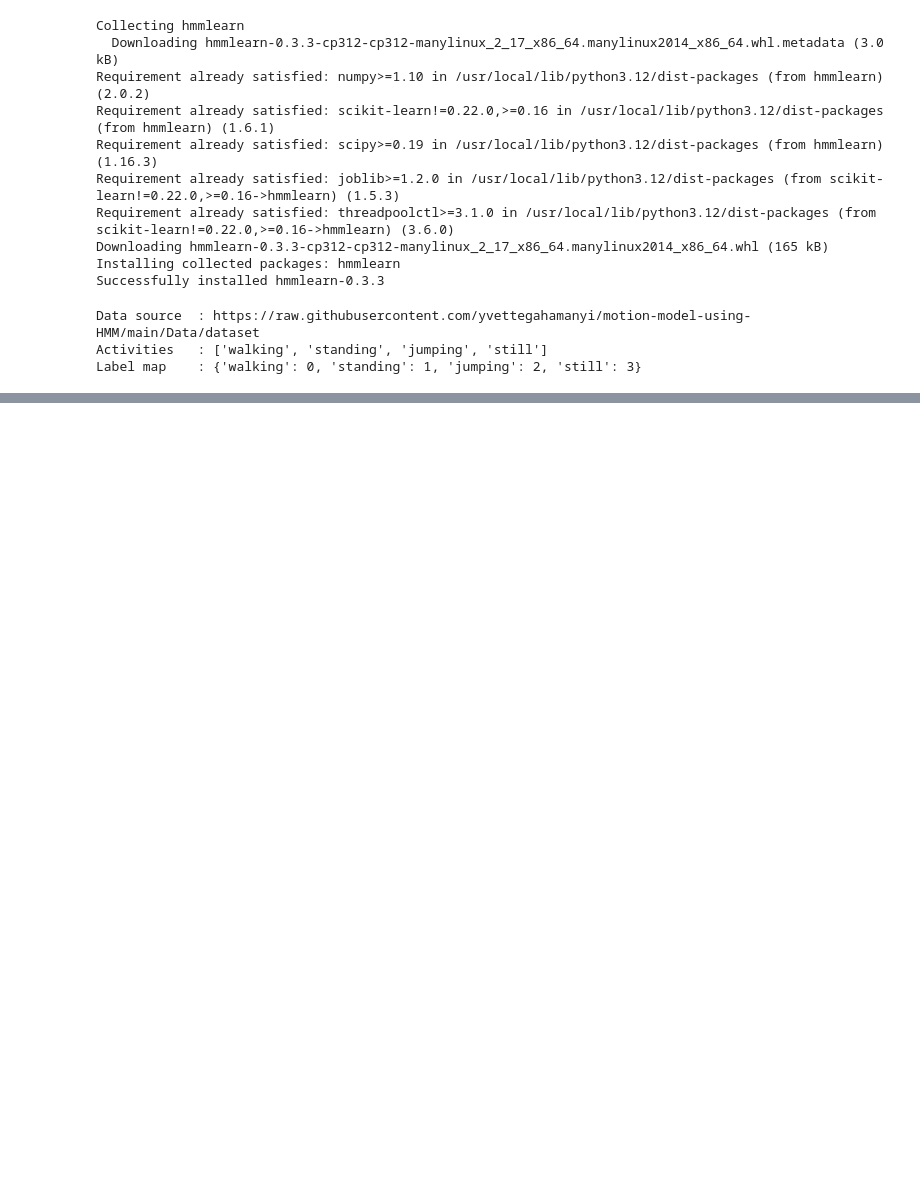
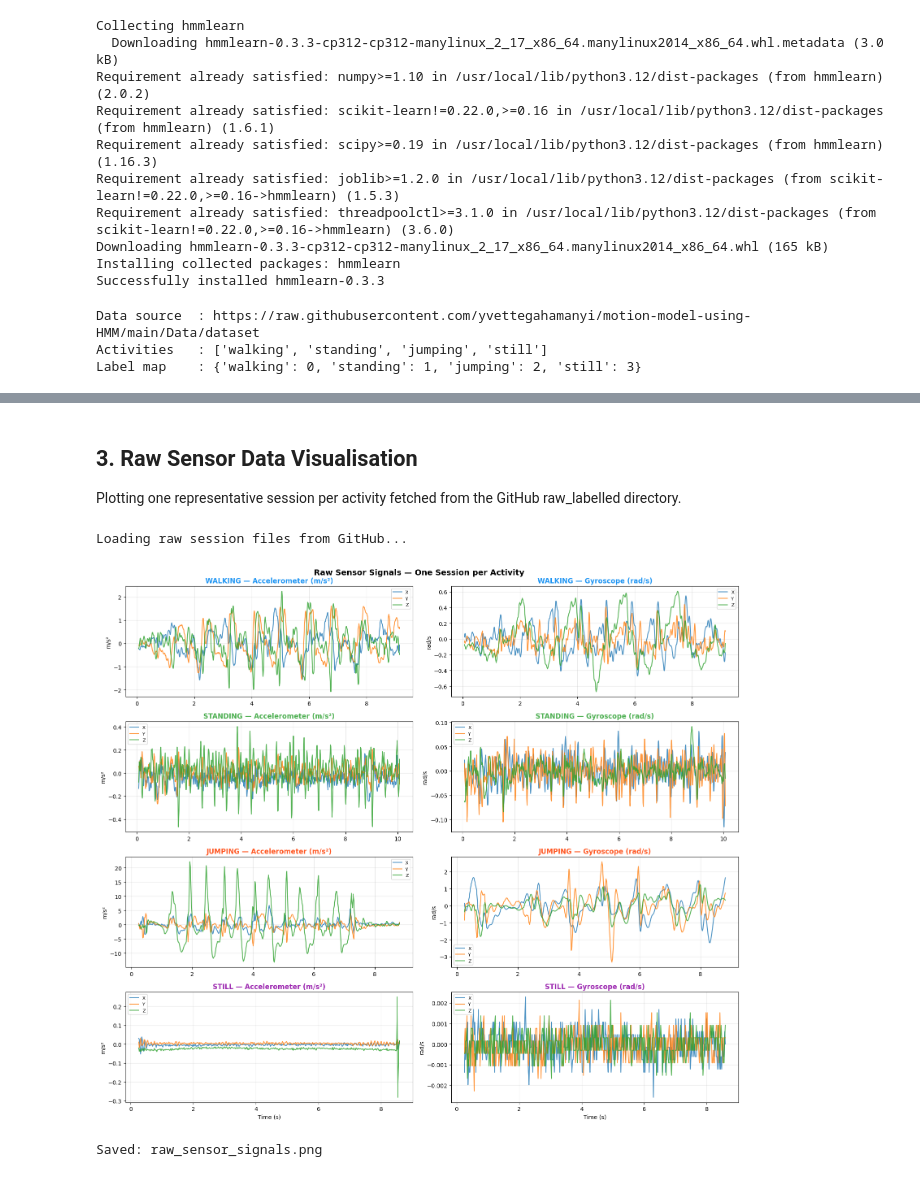
Before and after one commit to yvettegahamanyi/motion-model-using-HMM, a Jupyter notebook: Formative_2_HMM_Activity_Recognition.ipynb, the cells around one changed output, grey strips where cells are left out. Saved outputs shown, nothing was run; the diff lists cells and outputs as text; code cells hidden in the pictures; blank space fills up the shorter version.

Commit message:
feat: data visualization

```diff
--- a/Formative_2_HMM_Activity_Recognition.ipynb
+++ b/Formative_2_HMM_Activity_Recognition.ipynb
@@ -65,0 +219,44 @@ Label map    : {'walking': 0, 'standing': 1, 'jumping': 2, 'still': 3}
+# %% [markdown]
+## 3. Raw Sensor Data Visualisation
+
+Plotting one representative session per activity fetched from the GitHub raw_labelled directory.
+# %%
+SAMPLE_FILES = {
+    "walking" : "walking_2026-03-04_14-00-18.csv",
+    "standing": "standing_2026-03-04_13-51-15.csv",
+    "jumping" : "jumping_Jumping_1-2026-03-04_16-14-35.csv",
+    "still"   : "still_Still_1-2026-03-04_16-41-47.csv",
+}
+
+print("Loading raw session files from GitHub...")
+fig, axes = plt.subplots(4, 2, figsize=(16, 14))
+fig.suptitle("Raw Sensor Signals — One Session per Activity", fontsize=14, fontweight="bold")
+
+for row, (activity, fname) in enumerate(SAMPLE_FILES.items()):
+    url = f"{RAW_BASE}/{fname}"
+    df  = pd.read_csv(url)
+    t   = df["seconds_elapsed"].values
+
+    for col_idx, (sensor, cols) in enumerate([
+            ("Accelerometer (m/s²)", ["acc_x","acc_y","acc_z"]),
+            ("Gyroscope (rad/s)",    ["gyr_x","gyr_y","gyr_z"])]):
+        ax = axes[row, col_idx]
+        for c in cols:
+            ax.plot(t, df[c], alpha=0.8, label=c.split("_")[1].upper())
+        ax.set_title(f"{activity.upper()} — {sensor}",
+                     color=COLOR_MAP[activity], fontweight="bold")
+        ax.set_ylabel(sensor.split("(")[1].rstrip(")"))
+        ax.legend(fontsize=8)
+        ax.grid(alpha=0.3)
+
+for ax in axes[-1]:
+    ax.set_xlabel("Time (s)")
+
+plt.tight_layout()
+plt.savefig("raw_sensor_signals.png", dpi=150, bbox_inches="tight")
+plt.show()
+print("Saved: raw_sensor_signals.png")
+# %% [output]
+Loading raw session files from GitHub...
+[figure, added]
+Saved: raw_sensor_signals.png
```
Also changed, not shown: parts of 5 cells of this notebook, 1 other file.
